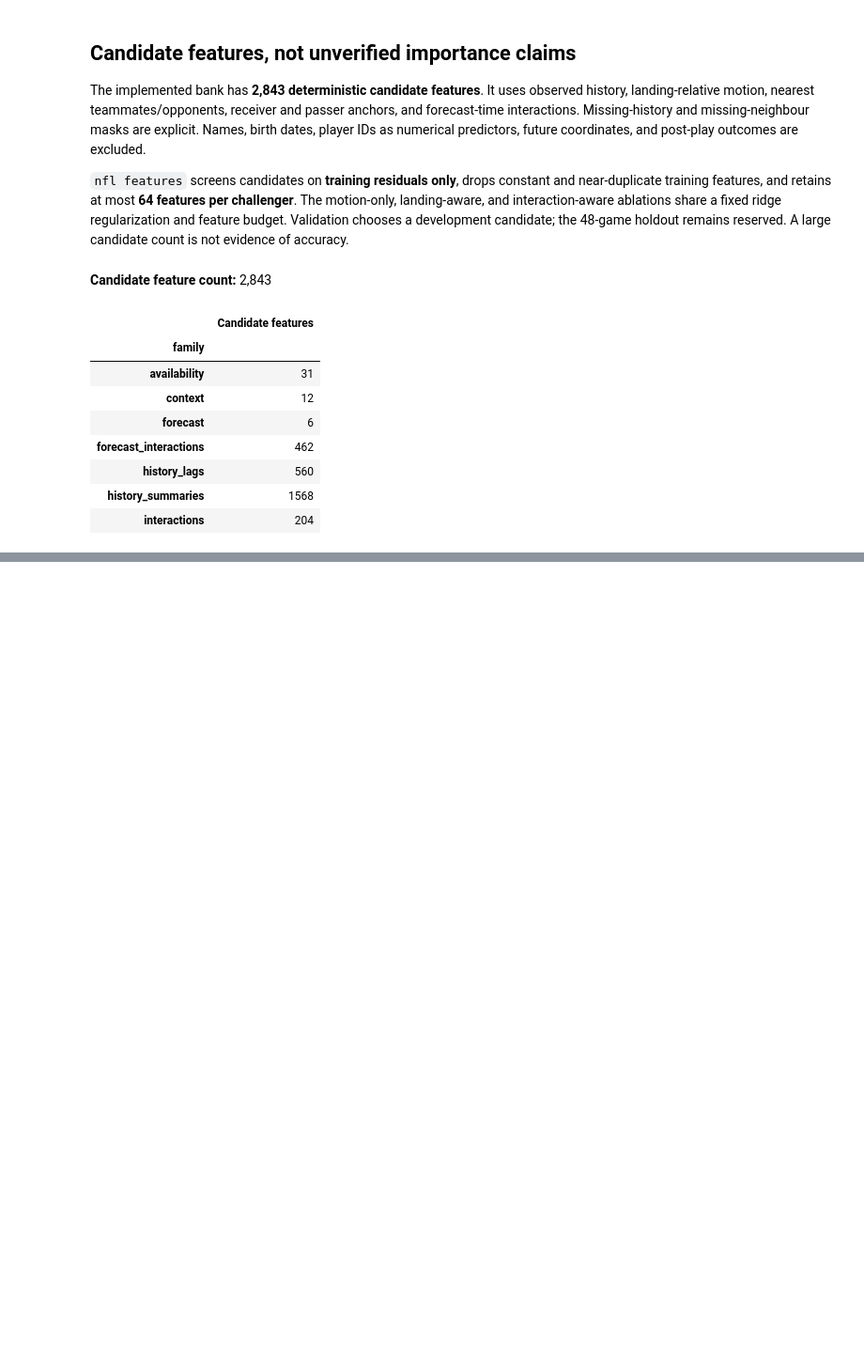
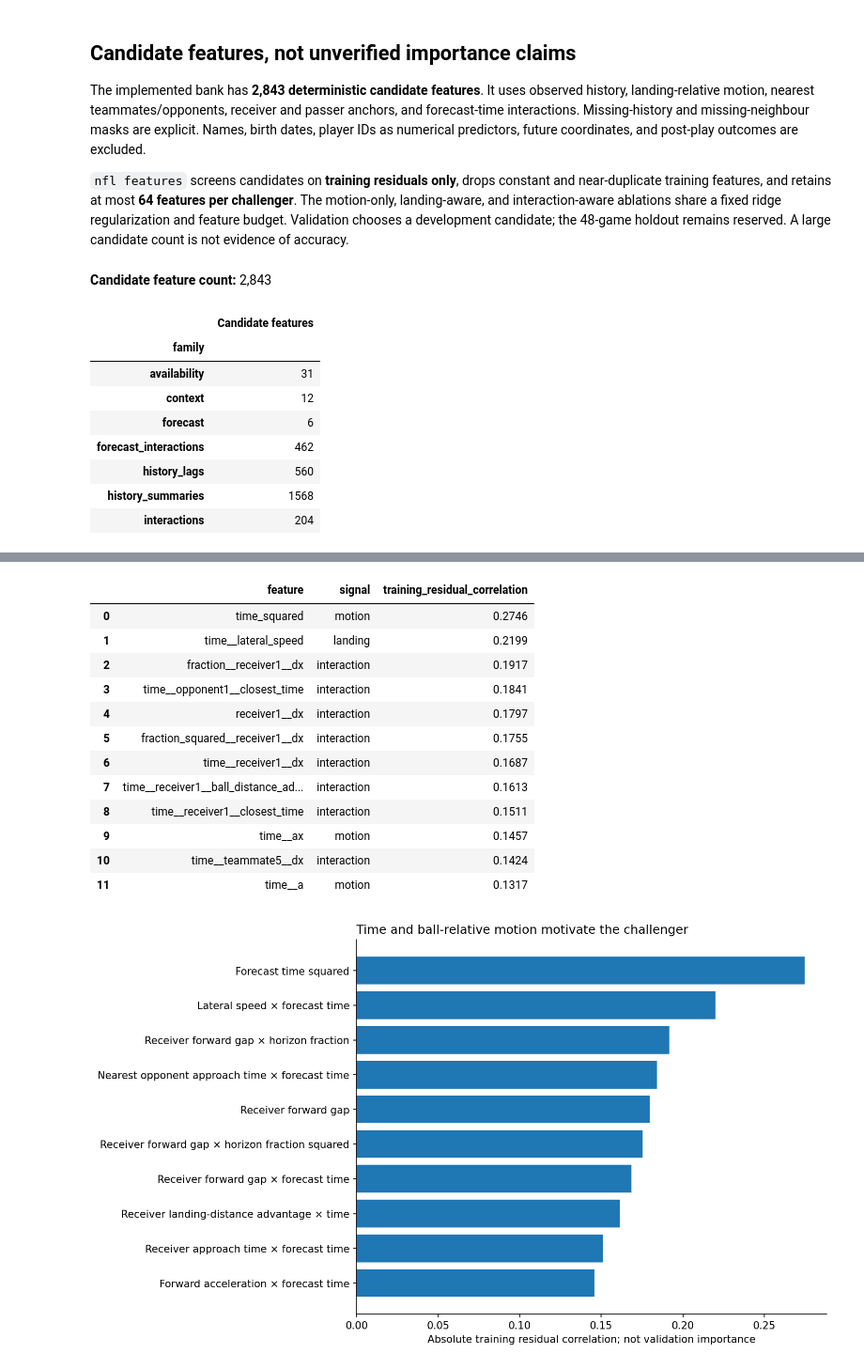
Before and after one commit to alvaromendizabal/nfl-player-trajectory, a Jupyter notebook: notebooks/01_data_analysis.ipynb, the cells around one changed output, grey strips where cells are left out. Shown at 94% size. Drawn from its saved outputs; the diff is of its cells as text; code cells hidden in the pictures; blank space fills up the shorter version.

```diff
--- a/notebooks/01_data_analysis.ipynb
+++ b/notebooks/01_data_analysis.ipynb
@@ -153,0 +170,17 @@ display(catalog.groupby("family").size().rename("Candidate features").to_frame()
+# %%
+import io
+
+import matplotlib.pyplot as plt
+
+from nfl_trajectory.research import load_evidence
+from nfl_trajectory.runtime import Run
+
+feature_summary, selection, evidence_label = load_evidence(ROOT)
+display(Markdown(f"**Feature evidence:** {evidence_label}"))
+
+
+def display_figure(figure):
+    buffer = io.BytesIO()
+    figure.savefig(buffer, format="png", dpi=150, bbox_inches="tight")
+    plt.close(figure)
+    display(Image(data=buffer.getvalue()))
@@ -153,0 +193,29 @@ display(catalog.groupby("family").size().rename("Candidate features").to_frame()
+# %%
+with Run(ROOT, "training_relationships") as run:
+    associations = pd.DataFrame(feature_summary["top_training_associations"])
+    display(associations[["feature", "signal", "training_residual_correlation"]].head(12).round(4))
+    plotted = associations.head(10).iloc[::-1]
+    fig, ax = plt.subplots(figsize=(10, 5.8), layout="constrained")
+    labels = {
+        "time_squared": "Forecast time squared",
+        "time__lateral_speed": "Lateral speed × forecast time",
+        "fraction__receiver1__dx": "Receiver forward gap × horizon fraction",
+        "time__opponent1__closest_time": "Nearest opponent approach time × forecast time",
+        "receiver1__dx": "Receiver forward gap",
+        "fraction_squared__receiver1__dx": "Receiver forward gap × horizon fraction squared",
+        "time__receiver1__dx": "Receiver forward gap × forecast time",
+        "time__receiver1__ball_distance_advantage": "Receiver landing-distance advantage × time",
+        "time__receiver1__closest_time": "Receiver approach time × forecast time",
+        "time__ax": "Forward acceleration × forecast time",
+    }
+    ax.barh(plotted["feature"].map(labels), plotted["training_residual_correlation"])
+    ax.set_xlabel("Absolute training residual correlation; not validation importance")
+    ax.set_title("Time and ball-relative motion motivate the challenger", loc="left")
+    ax.spines[["top", "right"]].set_visible(False)
+    display_figure(fig)
+    run.event(
+        "relationships_reviewed",
+        training_rows=selection["training_rows"],
+        candidate_features=len(catalog),
+    )
+# %% [output]
@@ -153,0 +225,14 @@ display(catalog.groupby("family").size().rename("Candidate features").to_frame()
+|  | feature | signal | training_residual_correlation |
+| 0 | time_squared | motion | 0.2746 |
+| 1 | time__lateral_speed | landing | 0.2199 |
+| 2 | fraction__receiver1__dx | interaction | 0.1917 |
+| 3 | time__opponent1__closest_time | interaction | 0.1841 |
+| 4 | receiver1__dx | interaction | 0.1797 |
+| 5 | fraction_squared__receiver1__dx | interaction | 0.1755 |
+| 6 | time__receiver1__dx | interaction | 0.1687 |
+| 7 | time__receiver1__ball_distance_ad... | interaction | 0.1613 |
+| 8 | time__receiver1__closest_time | interaction | 0.1511 |
+| 9 | time__ax | motion | 0.1457 |
+| 10 | time__teammate5__dx | interaction | 0.1424 |
+| 11 | time__a | motion | 0.1317 |
+[figure, added]
```
Also changed, not shown: parts of 9 cells of this notebook, 16 other files.
